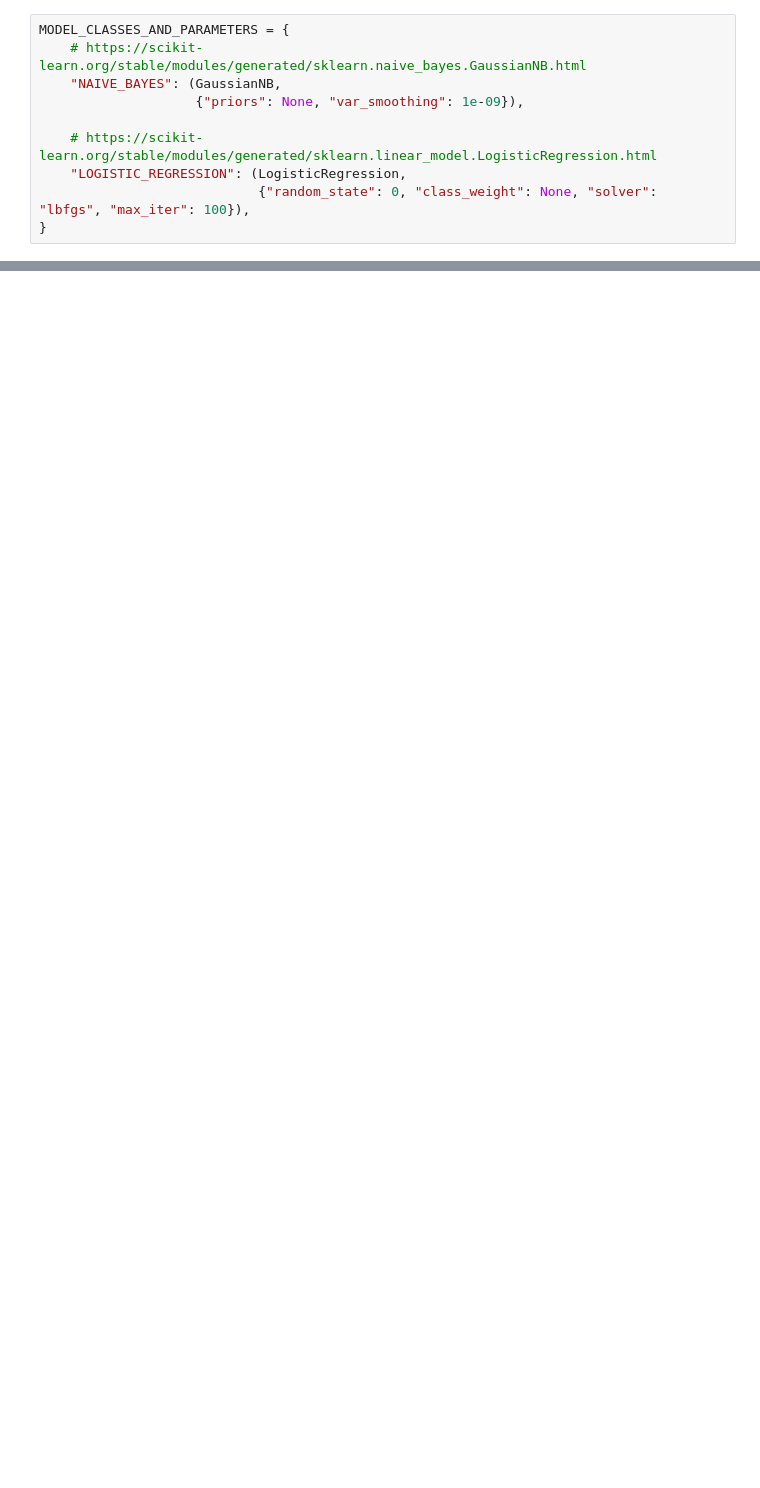
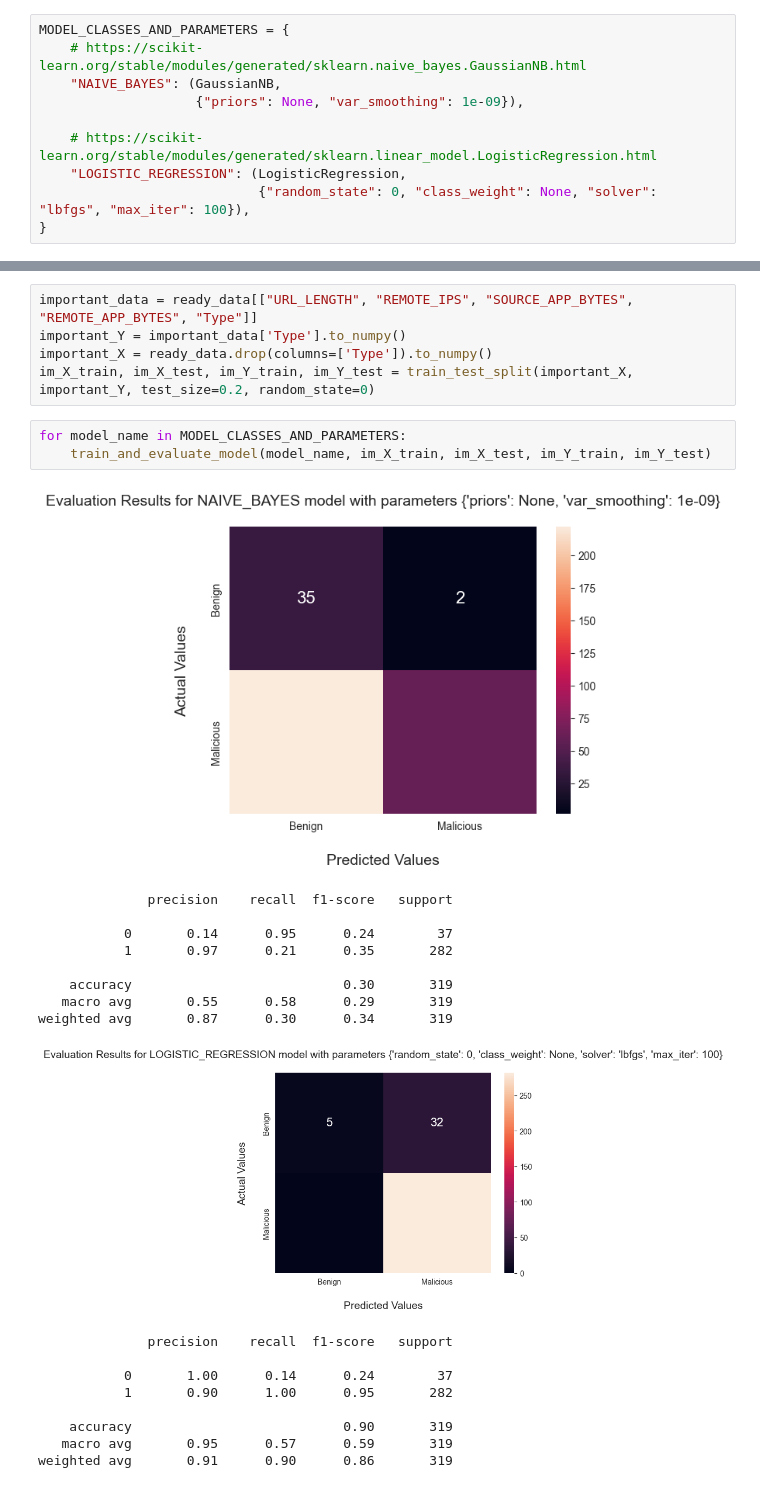
Before and after one commit to 57459N/DataProcesingLabs, a Jupyter notebook: lab1.ipynb, the cells around one changed output, grey strips where cells are left out. Saved outputs shown, nothing was run; the diff lists cells and outputs as text; blank space fills up the shorter version.

```diff
--- a/lab1.ipynb
+++ b/lab1.ipynb
@@ -218,0 +272,27 @@ LogisticRegression(random_state=0)
+# %%
+important_data = ready_data[["URL_LENGTH", "REMOTE_IPS", "SOURCE_APP_BYTES", "REMOTE_APP_BYTES", "Type"]]
+important_Y = important_data['Type'].to_numpy()
+important_X = ready_data.drop(columns=['Type']).to_numpy()
+im_X_train, im_X_test, im_Y_train, im_Y_test = train_test_split(important_X, important_Y, test_size=0.2, random_state=0)
+# %%
+for model_name in MODEL_CLASSES_AND_PARAMETERS:
+    train_and_evaluate_model(model_name, im_X_train, im_X_test, im_Y_train, im_Y_test)
+# %% [output]
+[figure, added]
+              precision    recall  f1-score   support
+
+           0       0.14      0.95      0.24        37
+           1       0.97      0.21      0.35       282
+
+    accuracy                           0.30       319
+   macro avg       0.55      0.58      0.29       319
+weighted avg       0.87      0.30      0.34       319
+[figure, added]
+              precision    recall  f1-score   support
+
+           0       1.00      0.14      0.24        37
+           1       0.90      1.00      0.95       282
+
+    accuracy                           0.90       319
+   macro avg       0.95      0.57      0.59       319
+weighted avg       0.91      0.90      0.86       319
```
Also changed, not shown: parts of 14 cells of this notebook.
